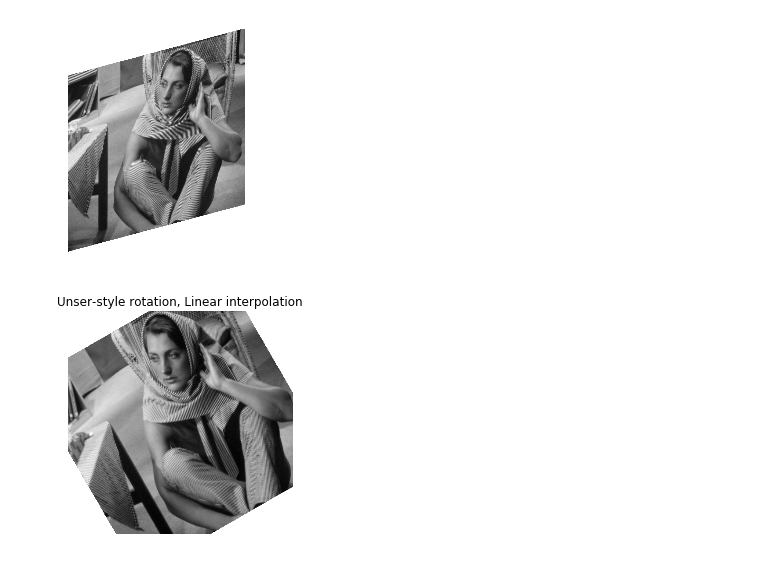
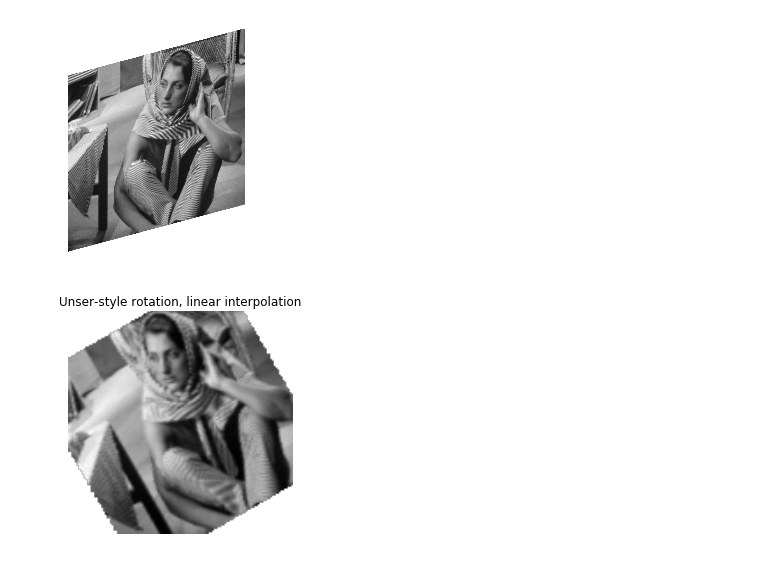
Before and after one commit to str4w/ImageRotation_PWL, a Jupyter notebook: UnserRotation.ipynb, the cells around one changed output. Cells and saved outputs as stored; diff of their text form; code cells hidden in the pictures.

Commit message:
Scipy interpolate, you win this time.  **shakes fist**

```diff
--- a/UnserRotation.ipynb
+++ b/UnserRotation.ipynb
@@ -15,8 +24,14 @@ def show(img):
     im=plt.imshow(img,cmap='gray')
     plt.gca().axis('off')
 # %%
-barbara=skio.imread("Data/barbara.bmp")
+barbara=skio.imread("Data/barbara.bmp").astype(np.float)
 show(barbara)
 dummy=plt.title("Barbara image")
+plt.show()
+bsmall=ski_scale(barbara,(0.25,0.25))
+print bsmall.shape
+show(bsmall)
+dummy=plt.title("Barbara rescaled")
+plt.show()
 # %% [output]
 [figure]
@@ -33,9 +50,23 @@ show(img)
 # %% [output]
 [figure]
 # %%
+def clamp(x):
+    return x
+    if x<=0:
+        return 0
+    elif x>=255:
+        return 255
+    else:
+        return x
+#def nanfilter(x,y):
+#    # strip off ends that contain nan and other numerical weirdness
+#    y=y[:]
+#    return x[np.isfinite(y)],y[np.isfinite(y)]
+
 # allowable kinds
 #‘linear’, ‘nearest’, ‘zero’, ‘slinear’, ‘quadratic, ‘cubic’ or integer order
 # but some are slow - very slow - and it looks like the kernel is frozen
+
 def xshear(img,s,kind='linear'):
     offset=int(np.ceil(s*img.shape[0]))
     # this tweaks the placement so the center always ends up in the actual center
@@ -47,9 +78,10 @@ def xshear(img,s,kind='linear'):
         offset=0
     out=np.zeros(newsize)
     for row in range(img.shape[0]):
-       f=interp1d(range(img.shape[1]),img[row,:],kind=kind,bounds_error=False)
+       #xin,yin=nanfilter(np.asarray(range(img.shape[1])),img[row,:])
+       f=interp1d(np.asarray(range(img.shape[1])),img[row,:],kind=kind,bounds_error=False,assume_sorted=True)
        pts=np.asarray(range(newsize[1]))-shift-offset-s*np.float(row)
-       out[row,:]=f(pts)
+       out[row,:]=map(clamp,f(pts))
     return out
 
 def yshear(img,s,kind='linear',ctr=(0,0)):
@@ -59,7 +91,7 @@ def yshear(img,s,kind='linear',ctr=(0,0)):
     return np.rot90(tmp2,k=-1)
 
 
-z=xshear(barbara,np.tan(np.deg2rad(15)),'linear')
+z=xshear(barbara,np.tan(np.deg2rad(15)),'cubic')
 show(z)
 plt.show()
 z=yshear(z,np.tan(np.deg2rad(15)))
@@ -75,19 +107,19 @@ plt.show()
 # %%
 def unser_rotate(img,angle,kind):
     xs=np.tan(np.deg2rad(angle)/2.)
     ys=np.sin(np.deg2rad(angle))
     tmp1=xshear(img,xs,kind)
     tmp2=yshear(tmp1,ys,kind)
     tmp3=xshear(tmp2,xs,kind)
     a,b=tmp3.shape
     c,d=img.shape
     return tmp3[(a-c)//2:(a-c)//2+c,(b-d)//2:(b-d)//2+d]
 
-z=unser_rotate(barbara,30,'linear')
+z=unser_rotate(bsmall,30,'linear')
 show(z)
-dummy=plt.title("Unser-style rotation, Linear interpolation")
+dummy=plt.title("Unser-style rotation, linear interpolation")
 # %% [output]
-[figure, old version]
+[figure, new version]
 # %%
 # Here are rotated images using different orders of interpolation
 # When you run this block, be patient, it takes a loooooong time
```
Also changed, not shown: parts of 6 cells of this notebook.
